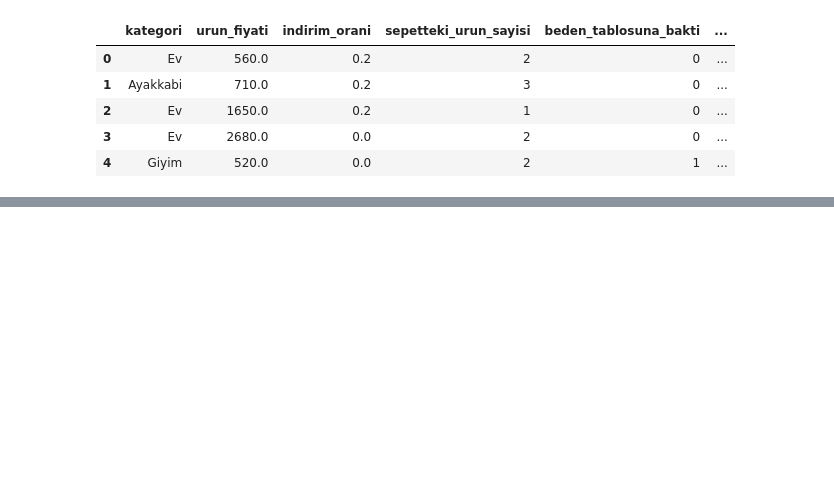
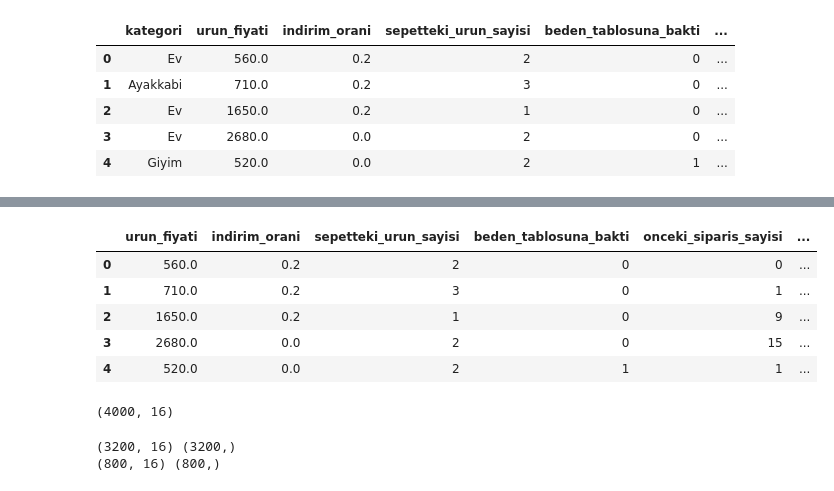
Before and after one commit to europecodingschool/ECS---VB---YZ---08.26, a Jupyter notebook: VB_YZ_Ders_16_2.ipynb, the cells around one changed output, grey strips where cells are left out. Cells and saved outputs as stored; diff of their text form; code cells hidden in the pictures; blank space fills up the shorter version.

```diff
--- a/VB_YZ_Ders_16_2.ipynb
+++ b/VB_YZ_Ders_16_2.ipynb
@@ -18,0 +142,33 @@ veri.head()
+# %%
+# Modele Hazırlık - XG BOOST algoritması eksik değerleri kendisi yönetebiliyor.
+
+veri_model = pd.get_dummies(veri, columns=["kategori", "odeme_yontemi"], drop_first=True, dtype=int)
+veri_model.head()
+
+#
+# %% [output]
+|  | urun_fiyati | indirim_orani | sepetteki_urun_sayisi | beden_tablosuna_bakti | onceki_siparis_sayisi | ... |
+| 0 | 560.0 | 0.2 | 2 | 0 | 0 | ... |
+| 1 | 710.0 | 0.2 | 3 | 0 | 1 | ... |
+| 2 | 1650.0 | 0.2 | 1 | 0 | 9 | ... |
+| 3 | 2680.0 | 0.0 | 2 | 0 | 15 | ... |
+| 4 | 520.0 | 0.0 | 2 | 1 | 1 | ... |
+# %%
+X= veri_model.drop("iade_edildi", axis=1)
+y= veri_model["iade_edildi"]
+
+print(X.shape)
+# %% [output]
+(4000, 16)
+# %%
+# Train ve Test olarak ayırma
+
+from sklearn.model_selection import train_test_split
+
+X_train, X_test, y_train, y_test = train_test_split(X, y, test_size=0.2, random_state=42, stratify=y)
+
+print(X_train.shape, y_train.shape)
+print(X_test.shape, y_test.shape)
+# %% [output]
+(3200, 16) (3200,)
+(800, 16) (800,)
```
Also changed, not shown: parts of 12 cells of this notebook.
